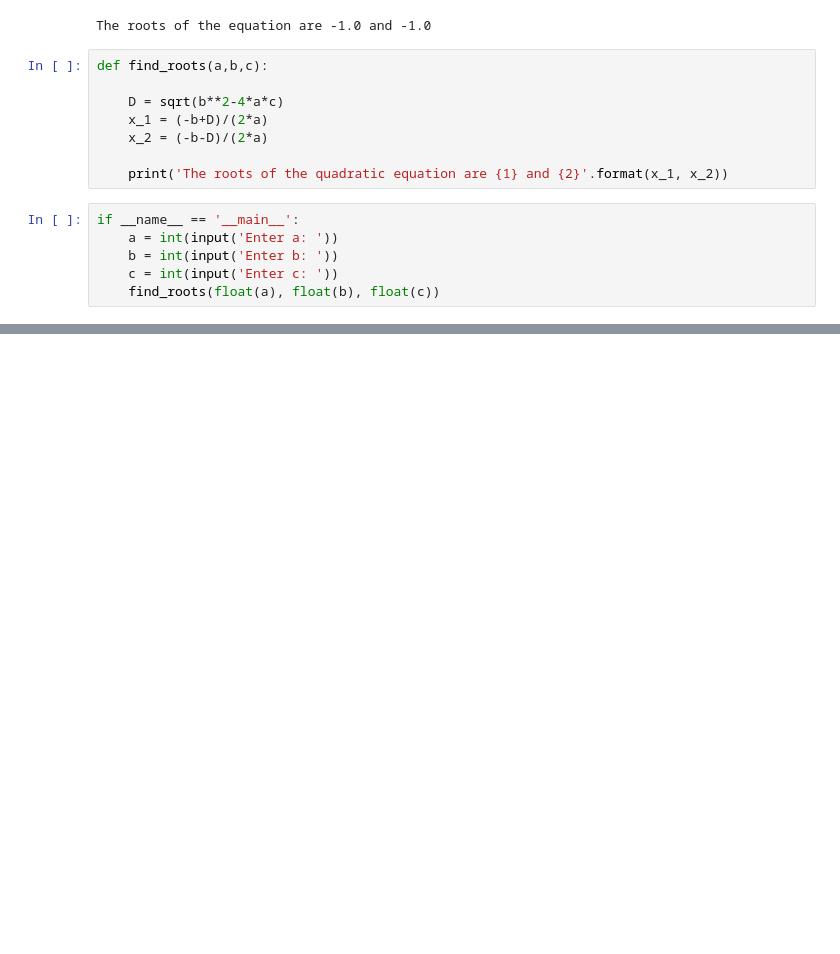
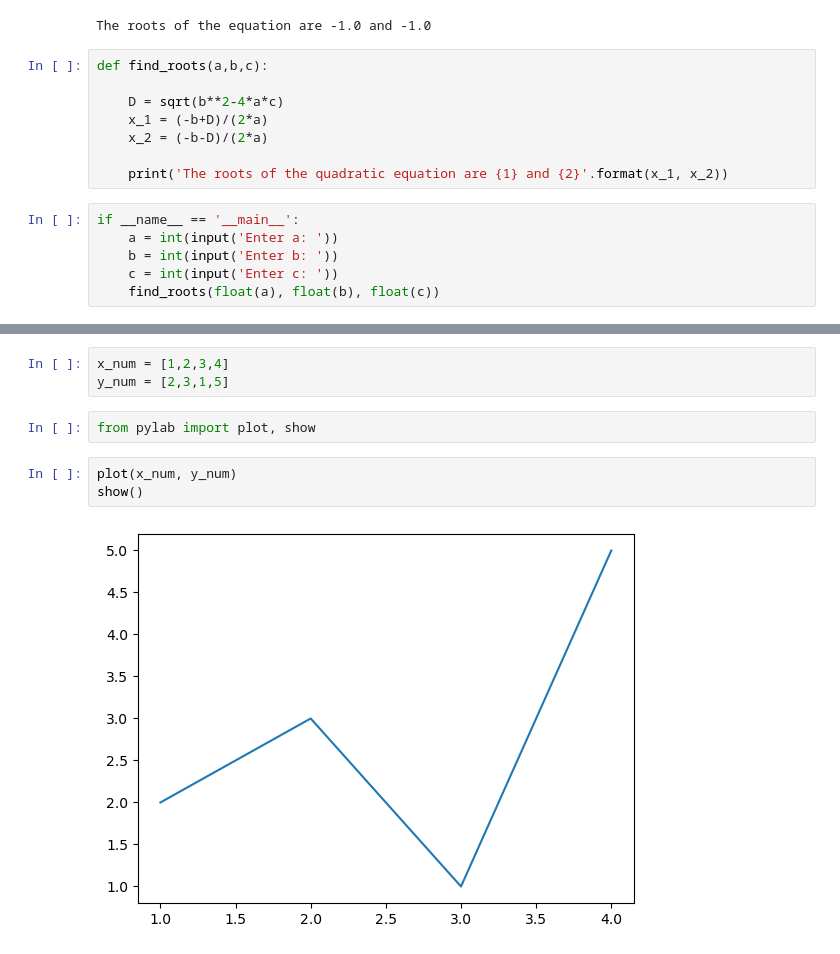
Before and after one commit to Amithmg6/doing_math_with_python, a Jupyter notebook: doing_math_nb.ipynb, the cells around one changed output, grey strips where cells are left out. Saved outputs shown, nothing was run; the diff lists cells and outputs as text; blank space fills up the shorter version.

```diff
--- a/doing_math_nb.ipynb
+++ b/doing_math_nb.ipynb
@@ -309,0 +375,10 @@ if __name__ == '__main__':
+# %%
+x_num = [1,2,3,4]
+y_num = [2,3,1,5]
+# %%
+from pylab import plot, show
+# %%
+plot(x_num, y_num)
+show()
+# %% [output]
+[figure, added]
```
Also changed, not shown: parts of 30 cells of this notebook.
